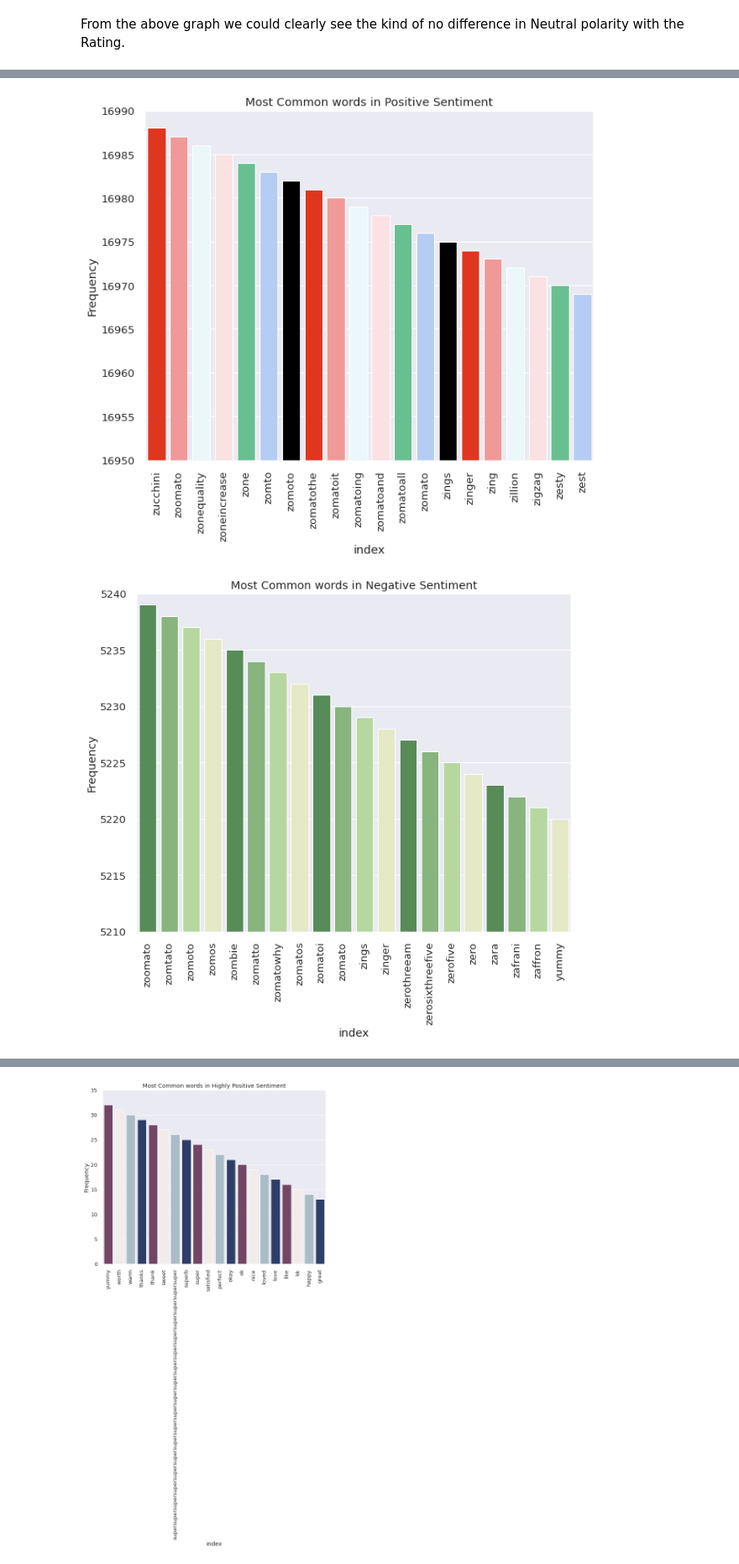
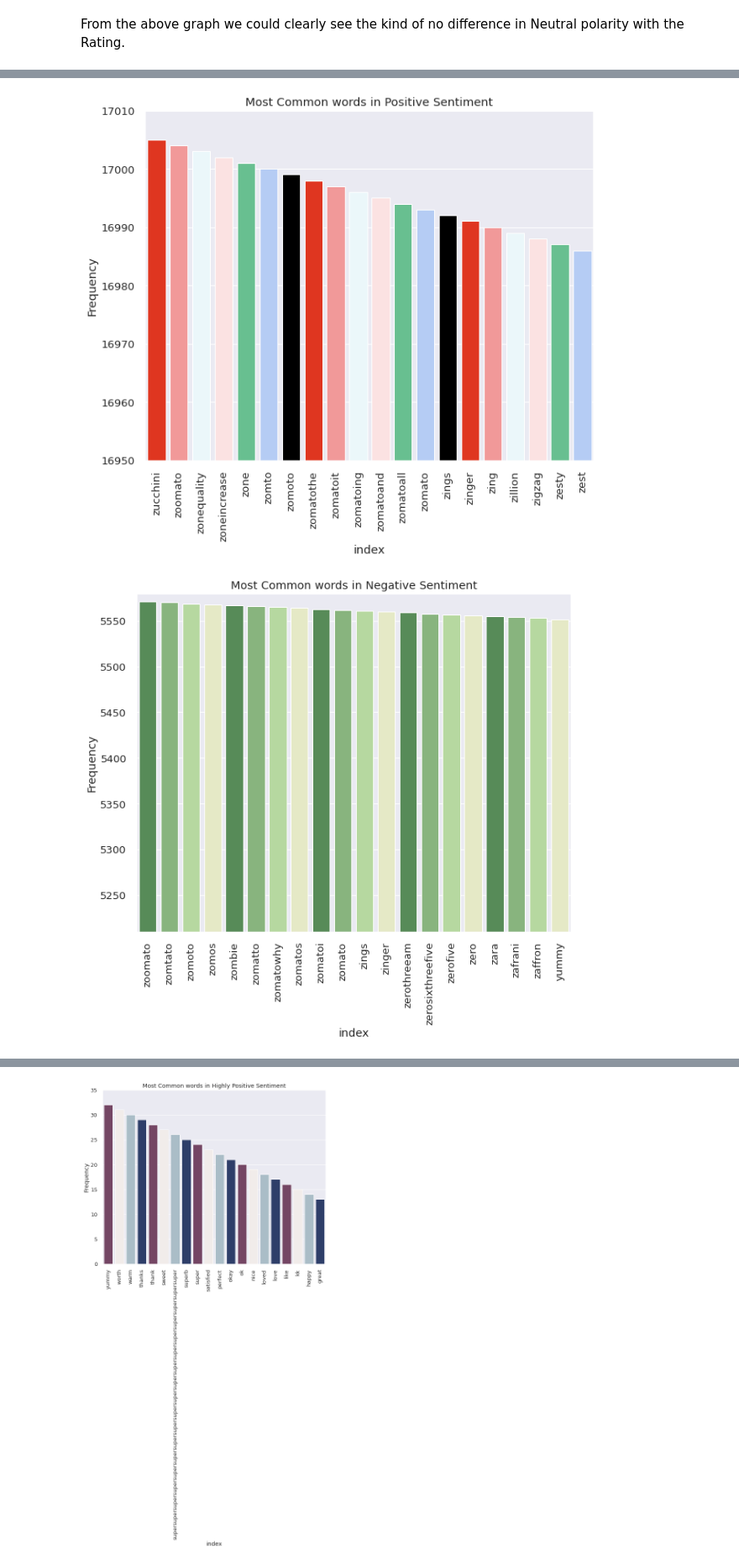
Before and after one commit to SethupathyM/Unsupervised_ML_Clustering_and_Sentiment_Analysis_Zomato_Restaurant, a Jupyter notebook: Zomato_Restaurant_Clustering_and_Sentiment_Analysis_.ipynb, the cells around one changed output, grey strips where cells are left out. Shown at 84% size. Saved outputs shown, nothing was run; the diff lists cells and outputs as text; code cells hidden in the pictures.

```diff
--- a/Zomato_Restaurant_Clustering_and_Sentiment_Analysis_.ipynb
+++ b/Zomato_Restaurant_Clustering_and_Sentiment_Analysis_.ipynb
@@ -676,3 +641,0 @@ df['Cost_in_words'] = df['Cost_in_words'].str.replace(' ','')
-# %%
-# Concating 'Cost' and 'Cuisines' features to create 'costncuisine' feature
-df['costncuisine'] = df['Cost_in_words'] +' '+ df['Cuisines']
@@ -705,10 +641,0 @@ numpy.ndarray
-# %%
-# KElbowvisualizer with metric as 'distortion
-
-model = KMeans(init="k-means++",max_iter=300,random_state=0)
-plt.figure(figsize=(10,5))
-visualizer = KElbowVisualizer(model, k=(2,30),metric= 'distortion', timings= True, locate_elbow= True)
-sns.set(font_scale = 1)
-# Fit the data to the visualizer
-visualizer.fit(X_costncuisine)
-visualizer.poof()
@@ -762,0 +687,6 @@ For n_clusters = 19 The average silhouette_score is : 0.22807
+# %%
+# Creating an object for AgglomerativeClustering
+aggh = AgglomerativeClustering(n_clusters=4, affinity='euclidean', linkage='ward')
+# %%
+# Fitting the model
+aggh.fit(X)
@@ -1343,16 +1284,16 @@ def common_words(df,ylim1,ylim2,title,color):
   plt.show()
 # %%
 # Most Common words in Positive Sentiment
-common_words(merged_df[merged_df['SIA_Sentiment'] == 'Positive'],16950,16990,'Most Common words in Positive Sentiment',
+common_words(merged_df[merged_df['SIA_Sentiment'] == 'Positive'],16950,17010,'Most Common words in Positive Sentiment',
              ['#FF1E00','#FF8B8B','#E8F9FD','#FFDEDE','#59CE8F','#ABC9FF','#000000'])
 # %% [output]
-[figure, old version]
+[figure, new version]
 # %%
 # Most Common words in Negative Sentiment
-common_words(merged_df[merged_df['SIA_Sentiment'] == 'Negative'],5210,5240,'Most Common words in Negative Sentiment',
+common_words(merged_df[merged_df['SIA_Sentiment'] == 'Negative'],5210,5580,'Most Common words in Negative Sentiment',
              ['#4E944F','#83BD75','#B4E197','#E9EFC0'])
 # %% [output]
-[figure, old version]
+[figure, new version]
 # %%
 # Most Common words in Neutral Sentiment
 common_words(merged_df[merged_df['SIA_Sentiment'] == 'Neutral'],1250,1280,'Most Common words in Neutral Sentiment',
```
Also changed, not shown: parts of 68 cells of this notebook.
